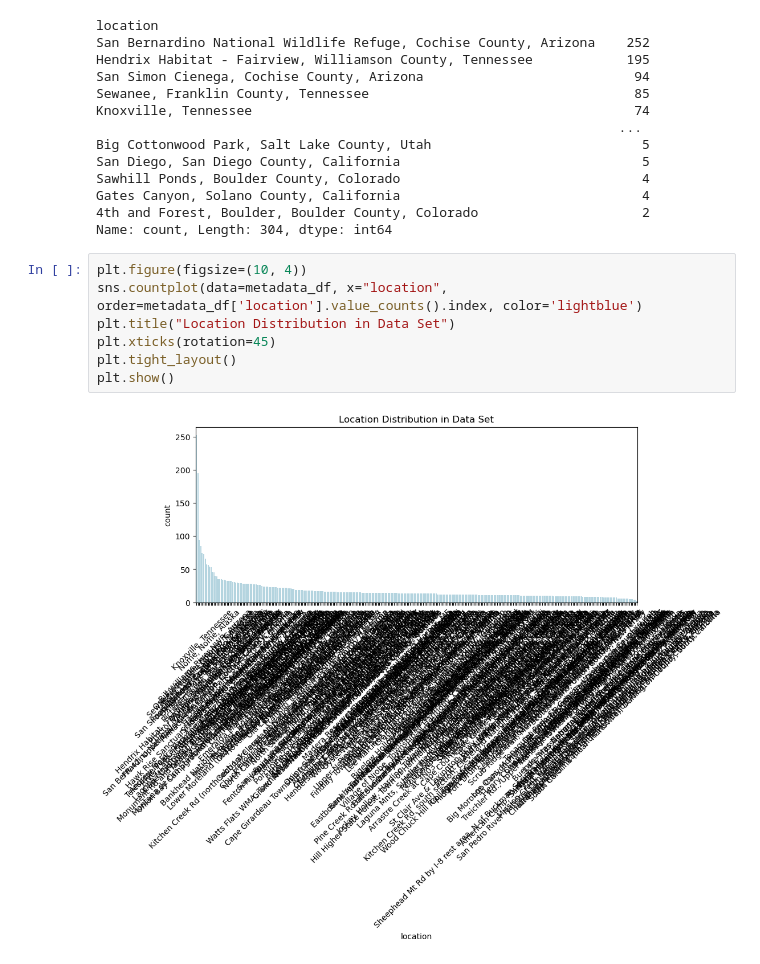
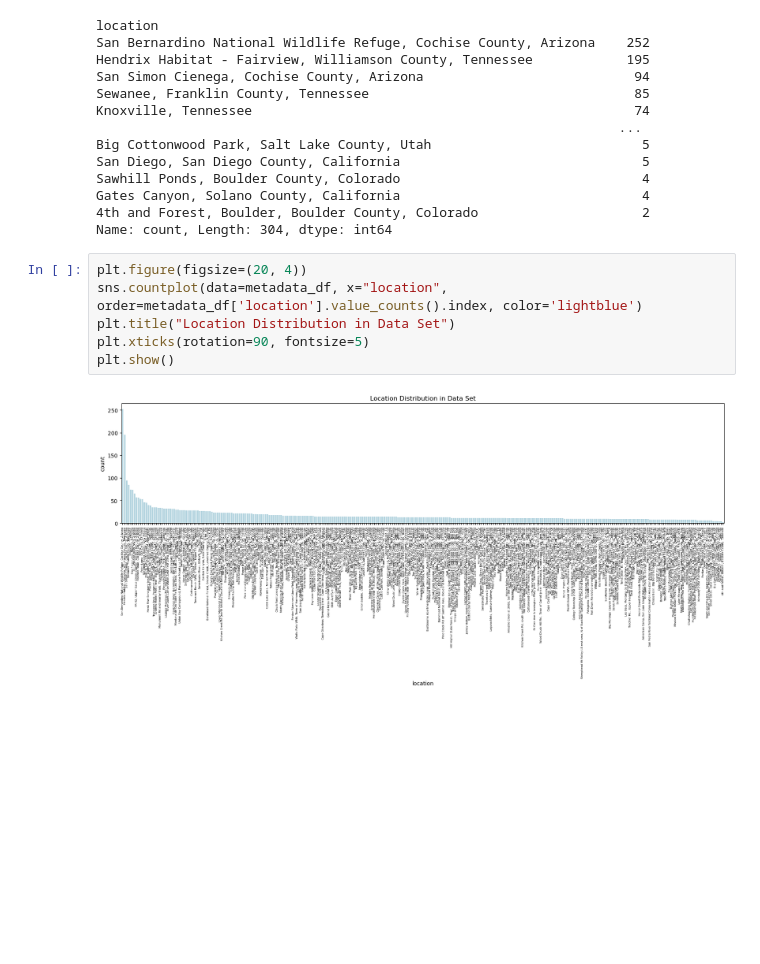
Before and after one commit to PaulHBartley/DTSA-5510, a Jupyter notebook: DTSA-5510_final_project.ipynb, the cells around one changed output. Cells and saved outputs as stored; diff of their text form; blank space fills up the shorter version.

```diff
--- a/DTSA-5510_final_project.ipynb
+++ b/DTSA-5510_final_project.ipynb
@@ -66,11 +90,10 @@ Gates Canyon, Solano County, California                               4
 4th and Forest, Boulder, Boulder County, Colorado                     2
 Name: count, Length: 304, dtype: int64
 # %%
-plt.figure(figsize=(10, 4))
+plt.figure(figsize=(20, 4))
 sns.countplot(data=metadata_df, x="location", order=metadata_df['location'].value_counts().index, color='lightblue')
 plt.title("Location Distribution in Data Set")
-plt.xticks(rotation=45)
-plt.tight_layout()
+plt.xticks(rotation=90, fontsize=5)
 plt.show()
 # %% [output]
-[figure, old version]
+[figure, new version]
```
Also changed, not shown: parts of 3 cells of this notebook.
